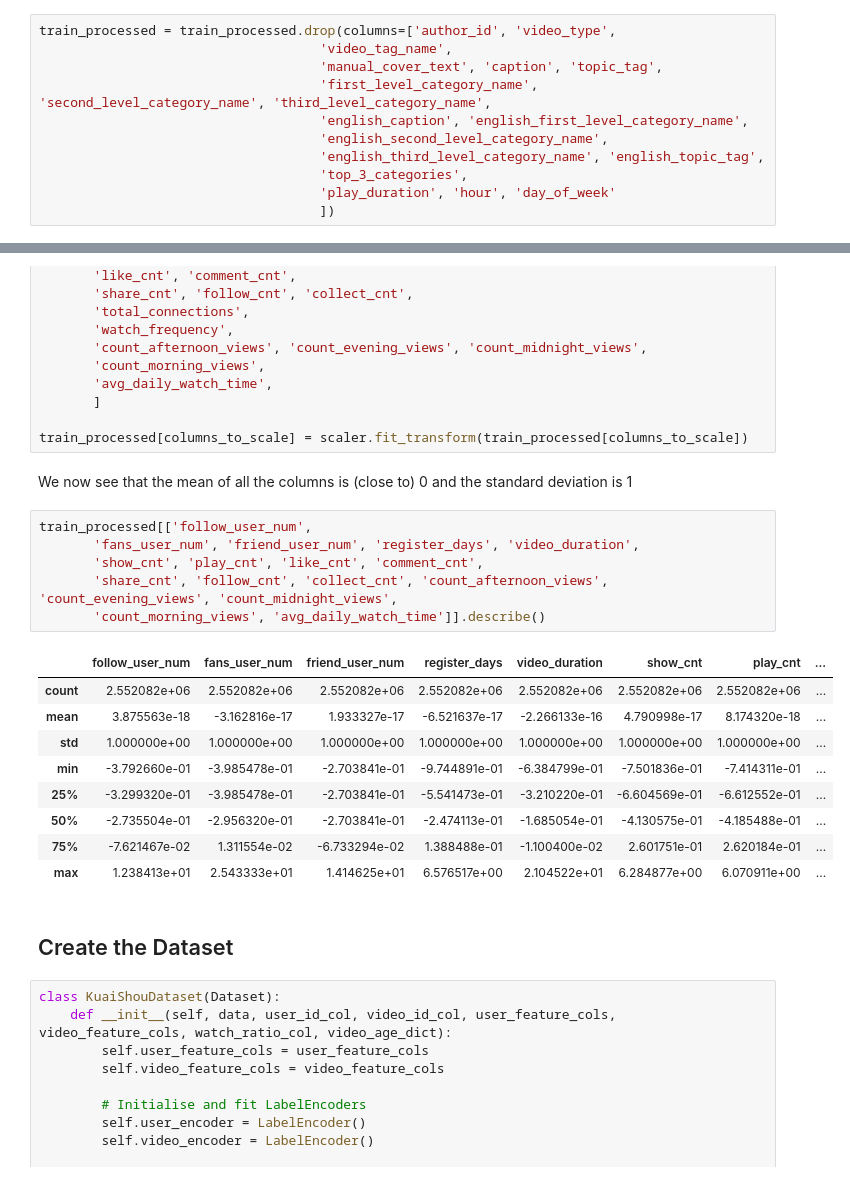
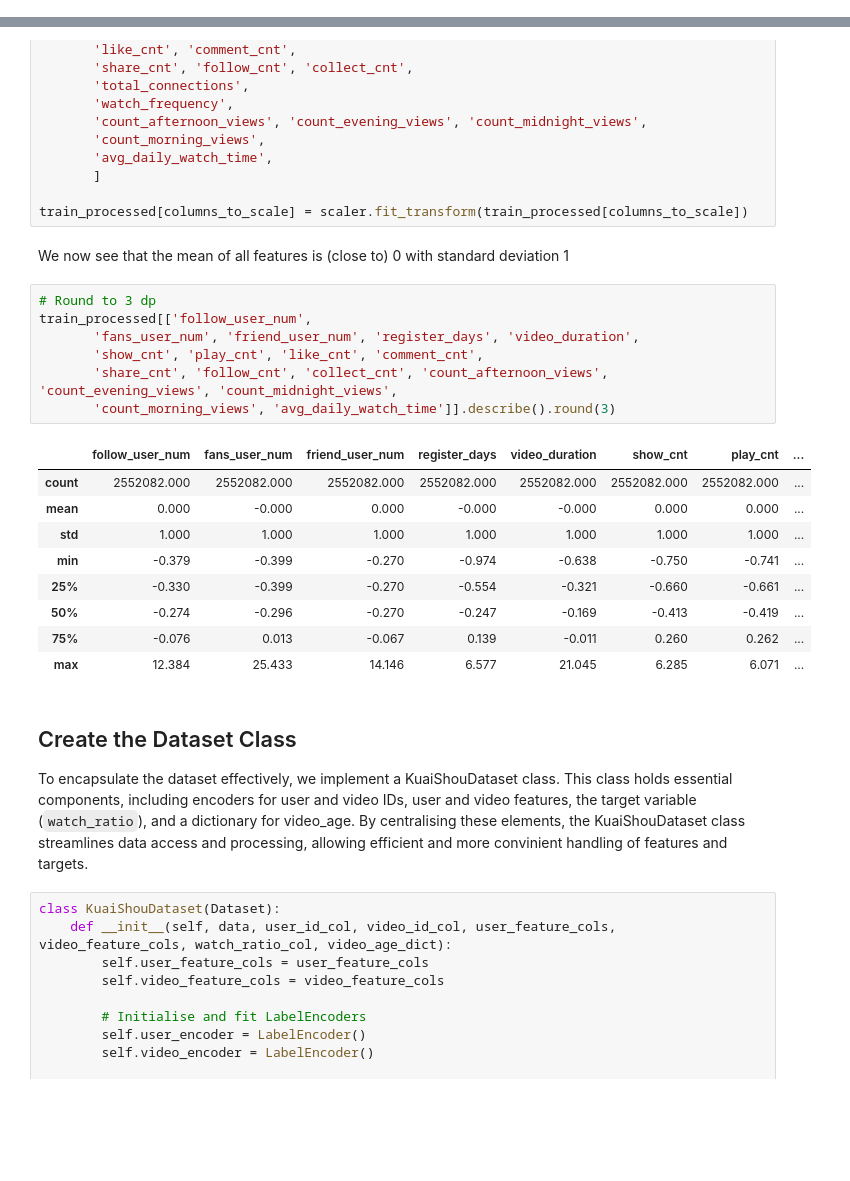
Before and after one commit to jiaawe/kuaishou-recommender, a Jupyter notebook: model/model_ncf_v2.ipynb, the cells around one changed output, grey strips where cells are left out. Cells and saved outputs as stored; diff of their text form; blank space fills up the shorter version.

```diff
--- a/model/model_ncf_v2.ipynb
+++ b/model/model_ncf_v2.ipynb
@@ -116,14 +80,3 @@ train_processed = pd.get_dummies(train, columns=['user_active_degree', 'time_per
 
 # Remove the column for user_active_degree = UNKNOWN
 train_processed = train_processed.drop(columns=['user_active_degree_UNKNOWN'])
-# %%
-train_processed = train_processed.drop(columns=['author_id', 'video_type',
-                                    'video_tag_name',
-                                    'manual_cover_text', 'caption', 'topic_tag',
-                                    'first_level_category_name', 'second_level_category_name', 'third_level_category_name',
-                                    'english_caption', 'english_first_level_category_name',
-                                    'english_second_level_category_name',
-                                    'english_third_level_category_name', 'english_topic_tag',
-                                    'top_3_categories',
-                                    'play_duration', 'hour', 'day_of_week'
-                                    ])
@@ -166,25 +117,28 @@ columns_to_scale = ['follow_user_num',
 
 train_processed[columns_to_scale] = scaler.fit_transform(train_processed[columns_to_scale])
 # %% [markdown]
-We now see that the mean of all the columns is (close to) 0 and the standard deviation is 1
+We now see that the mean of all features is (close to) 0 with standard deviation 1
 # %%
+# Round to 3 dp
 train_processed[['follow_user_num',
        'fans_user_num', 'friend_user_num', 'register_days', 'video_duration',
        'show_cnt', 'play_cnt', 'like_cnt', 'comment_cnt',
        'share_cnt', 'follow_cnt', 'collect_cnt', 'count_afternoon_views', 'count_evening_views', 'count_midnight_views',
-       'count_morning_views', 'avg_daily_watch_time']].describe()
+       'count_morning_views', 'avg_daily_watch_time']].describe().round(3)
 # %% [output]
 |  | follow_user_num | fans_user_num | friend_user_num | register_days | video_duration | show_cnt | play_cnt | ... |
-| count | 2.552082e+06 | 2.552082e+06 | 2.552082e+06 | 2.552082e+06 | 2.552082e+06 | 2.552082e+06 | 2.552082e+06 | ... |
-| mean | 3.875563e-18 | -3.162816e-17 | 1.933327e-17 | -6.521637e-17 | -2.266133e-16 | 4.790998e-17 | 8.174320e-18 | ... |
-| std | 1.000000e+00 | 1.000000e+00 | 1.000000e+00 | 1.000000e+00 | 1.000000e+00 | 1.000000e+00 | 1.000000e+00 | ... |
-| min | -3.792660e-01 | -3.985478e-01 | -2.703841e-01 | -9.744891e-01 | -6.384799e-01 | -7.501836e-01 | -7.414311e-01 | ... |
-| 25% | -3.299320e-01 | -3.985478e-01 | -2.703841e-01 | -5.541473e-01 | -3.210220e-01 | -6.604569e-01 | -6.612552e-01 | ... |
-| 50% | -2.735504e-01 | -2.956320e-01 | -2.703841e-01 | -2.474113e-01 | -1.685054e-01 | -4.130575e-01 | -4.185488e-01 | ... |
-| 75% | -7.621467e-02 | 1.311554e-02 | -6.733294e-02 | 1.388488e-01 | -1.100400e-02 | 2.601751e-01 | 2.620184e-01 | ... |
-| max | 1.238413e+01 | 2.543333e+01 | 1.414625e+01 | 6.576517e+00 | 2.104522e+01 | 6.284877e+00 | 6.070911e+00 | ... |
+| count | 2552082.000 | 2552082.000 | 2552082.000 | 2552082.000 | 2552082.000 | 2552082.000 | 2552082.000 | ... |
+| mean | 0.000 | -0.000 | 0.000 | -0.000 | -0.000 | 0.000 | 0.000 | ... |
+| std | 1.000 | 1.000 | 1.000 | 1.000 | 1.000 | 1.000 | 1.000 | ... |
+| min | -0.379 | -0.399 | -0.270 | -0.974 | -0.638 | -0.750 | -0.741 | ... |
+| 25% | -0.330 | -0.399 | -0.270 | -0.554 | -0.321 | -0.660 | -0.661 | ... |
+| 50% | -0.274 | -0.296 | -0.270 | -0.247 | -0.169 | -0.413 | -0.419 | ... |
+| 75% | -0.076 | 0.013 | -0.067 | 0.139 | -0.011 | 0.260 | 0.262 | ... |
+| max | 12.384 | 25.433 | 14.146 | 6.577 | 21.045 | 6.285 | 6.071 | ... |
-# %% [markdown]
-## Create the Dataset
+# %% [markdown]
+## Create the Dataset Class
+
+To encapsulate the dataset effectively, we implement a KuaiShouDataset class. This class holds essential components, including encoders for user and video IDs, user and video features, the target variable (`watch_ratio`), and a dictionary for video_age. By centralising these elements, the KuaiShouDataset class streamlines data access and processing, allowing efficient and more convinient handling of features and targets.
 # %%
 class KuaiShouDataset(Dataset):
     def __init__(self, data, user_id_col, video_id_col, user_feature_cols, video_feature_cols, watch_ratio_col, video_age_dict):
```
Also changed, not shown: parts of 44 cells of this notebook, 2 other files.
